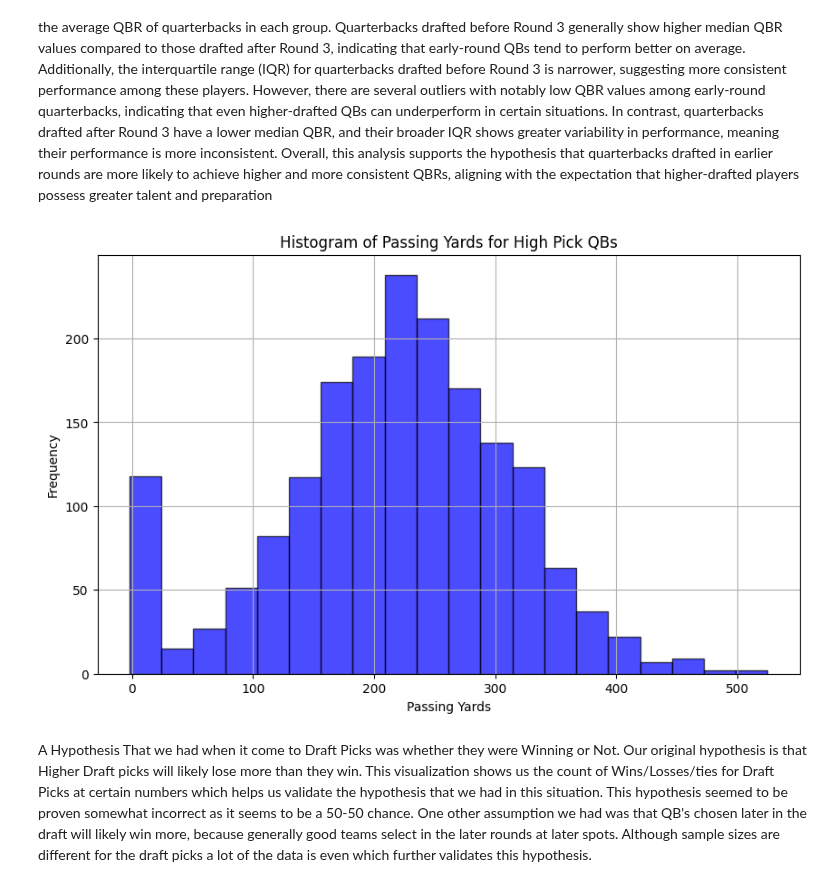
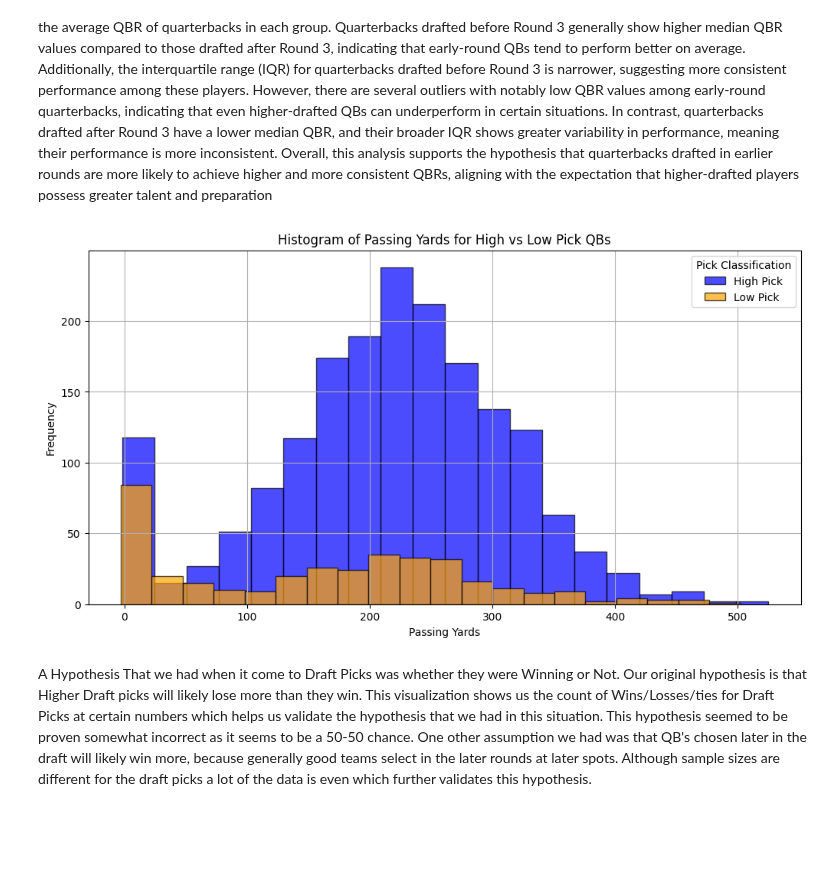
Before and after one commit to cs418-fa24/project-check-in-team-8, a Jupyter notebook: Final_report.ipynb, the cells around one changed output. Cells and saved outputs as stored; diff of their text form; code cells hidden in the pictures; blank space fills up the shorter version.

Commit message:
added one more visual

```diff
--- a/Final_report.ipynb
+++ b/Final_report.ipynb
@@ -172,31 +172,38 @@ The box plot compares the average Quarterback Ratings (QBR) of quarterbacks base
 # %%
 import pandas as pd
 import matplotlib.pyplot as plt
 
 # Load data
 df = pd.read_csv('combinedQBStats.csv')
 
 # Ensure the 'Draft Pick' column is in numeric format
 df['Draft Pick'] = pd.to_numeric(df['Draft Pick'], errors='coerce')
 
 # Classify quarterbacks as high pick (draft pick < 96) and low pick (draft pick >= 96)
 df['Pick Classification'] = df['Draft Pick'].apply(lambda x: 'High Pick' if x < 96 else 'Low Pick')
 
-# Filter the data for high pick quarterbacks
+# Filter the data for high pick and low pick quarterbacks
 high_pick_qbs = df[df['Pick Classification'] == 'High Pick']
+low_pick_qbs = df[df['Pick Classification'] == 'Low Pick']
 
-# Plot histogram of passing yards for high pick quarterbacks
-plt.figure(figsize=(10, 6))
-plt.hist(high_pick_qbs['Passing Yards'].dropna(), bins=20, color='blue', edgecolor='black', alpha=0.7)
+# Plot histograms of passing yards for high pick and low pick quarterbacks
+plt.figure(figsize=(12, 6))
+
+# Plot for high pick QBs
+plt.hist(high_pick_qbs['Passing Yards'].dropna(), bins=20, color='blue', edgecolor='black', alpha=0.7, label='High Pick')
+
+# Plot for low pick QBs
+plt.hist(low_pick_qbs['Passing Yards'].dropna(), bins=20, color='orange', edgecolor='black', alpha=0.7, label='Low Pick')
 
 # Add labels and title
 plt.xlabel('Passing Yards')
 plt.ylabel('Frequency')
-plt.title('Histogram of Passing Yards for High Pick QBs')
+plt.title('Histogram of Passing Yards for High vs Low Pick QBs')
+plt.legend(title="Pick Classification")
 plt.grid(True)
 plt.show()
 # %% [output]
-[figure, old version]
+[figure, new version]
 # %% [markdown]
 A Hypothesis That we had when it come to Draft Picks was whether they were Winning or Not. Our original hypothesis is that Higher Draft picks will likely lose more than they win. This visualization shows us the count of Wins/Losses/ties for Draft Picks at certain numbers which helps us validate the hypothesis that we had in this situation. This hypothesis seemed to be proven somewhat incorrect as it seems to be a 50-50 chance. One other assumption we had was that QB's chosen later in the draft will likely win more, because generally good teams select in the later rounds at later spots. Although sample sizes are different for the draft picks a lot of the data is even which further validates this hypothesis.
 # %%
```
